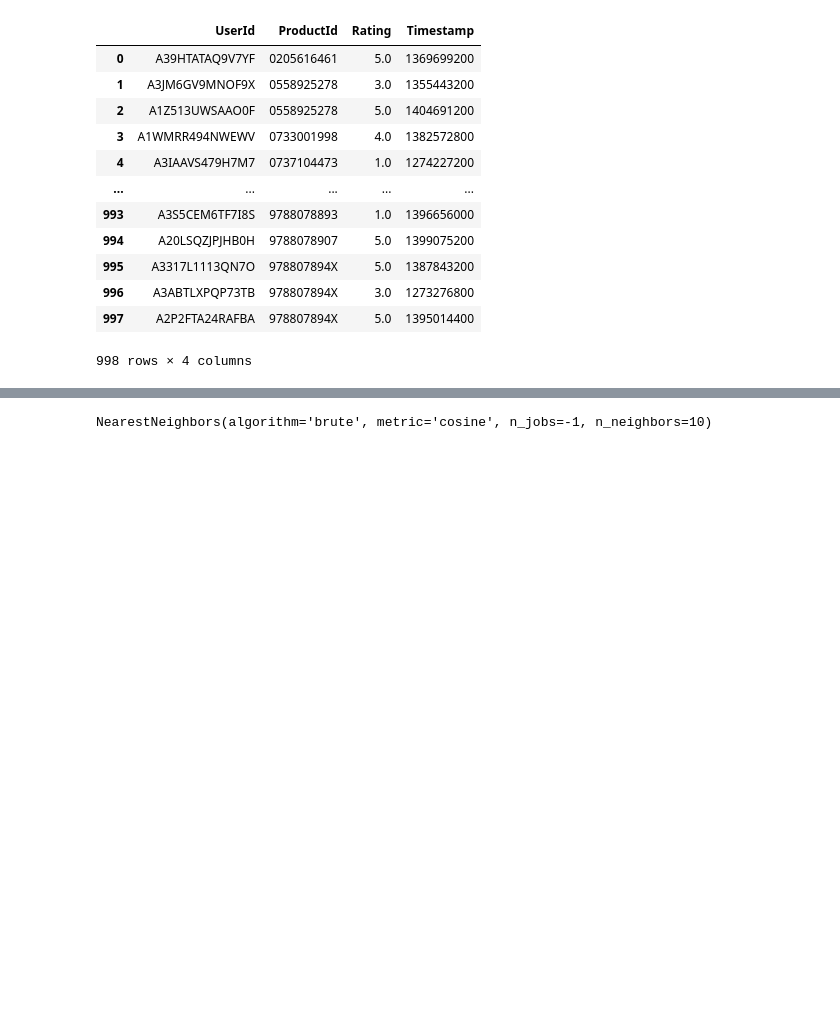
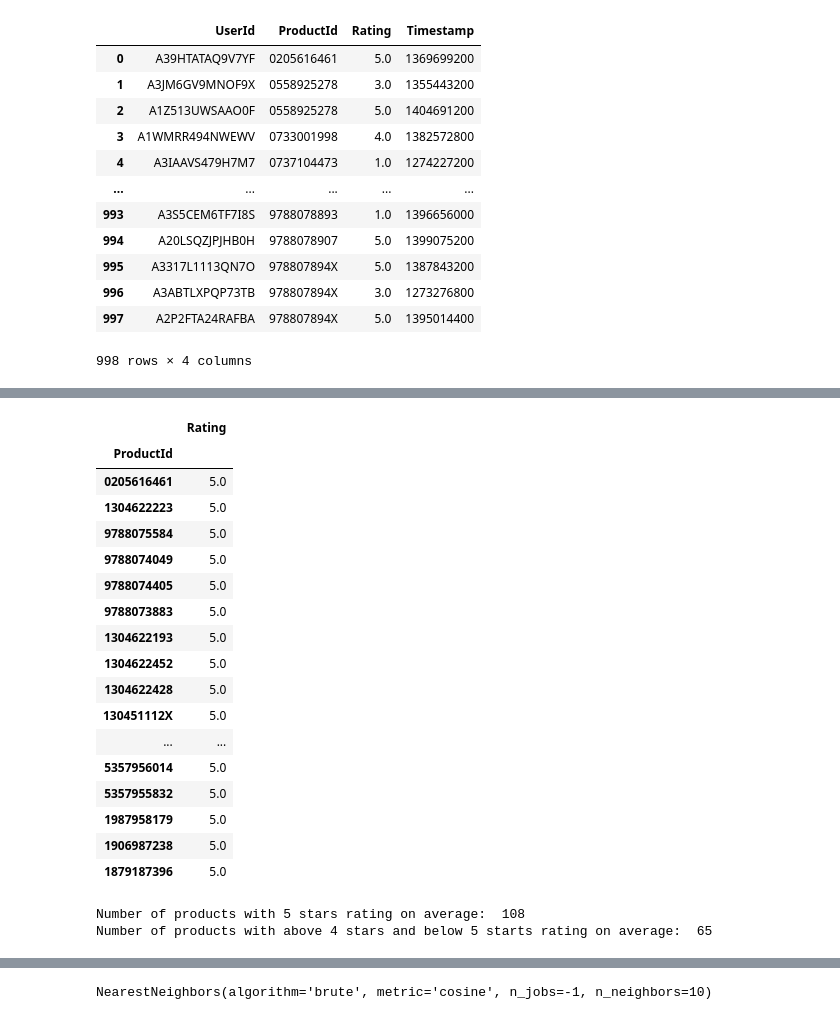
Before and after one commit to marshanabilah/recommendation-system, a Jupyter notebook: rec_system_ratings.ipynb, the cells around one changed output, grey strips where cells are left out. Cells and saved outputs as stored; diff of their text form; code cells hidden in the pictures; blank space fills up the shorter version.

```diff
--- a/rec_system_ratings.ipynb
+++ b/rec_system_ratings.ipynb
@@ -31,0 +46,30 @@ df_ratings
+# %%
+avg_highly_rated_products = df_ratings.groupby(['ProductId']).agg({"Rating":"mean"})['Rating'].sort_values(ascending=False)
+avg_highly_rated_products = avg_highly_rated_products.to_frame()
+# %%
+avg_highly_rated_products.head(20)
+# %% [output]
+|  | Rating |
+| ProductId |  |
+| 0205616461 | 5.0 |
+| 1304622223 | 5.0 |
+| 9788075584 | 5.0 |
+| 9788074049 | 5.0 |
+| 9788074405 | 5.0 |
+| 9788073883 | 5.0 |
+| 1304622193 | 5.0 |
+| 1304622452 | 5.0 |
+| 1304622428 | 5.0 |
+| 130451112X | 5.0 |
+| ... | ... |
+| 5357956014 | 5.0 |
+| 5357955832 | 5.0 |
+| 1987958179 | 5.0 |
+| 1906987238 | 5.0 |
+| 1879187396 | 5.0 |
+# %%
+print("Number of products with 5 stars rating on average: ", len(avg_highly_rated_products[avg_highly_rated_products['Rating'] == 5.0]))
+print("Number of products with above 4 stars and below 5 starts rating on average: ", len(avg_highly_rated_products[(avg_highly_rated_products['Rating'] >= 4.0) & (avg_highly_rated_products['Rating'] < 5.0)]))
+# %% [output]
+Number of products with 5 stars rating on average:  108
+Number of products with above 4 stars and below 5 starts rating on average:  65
```
Also changed, not shown: parts of 4 cells of this notebook.
